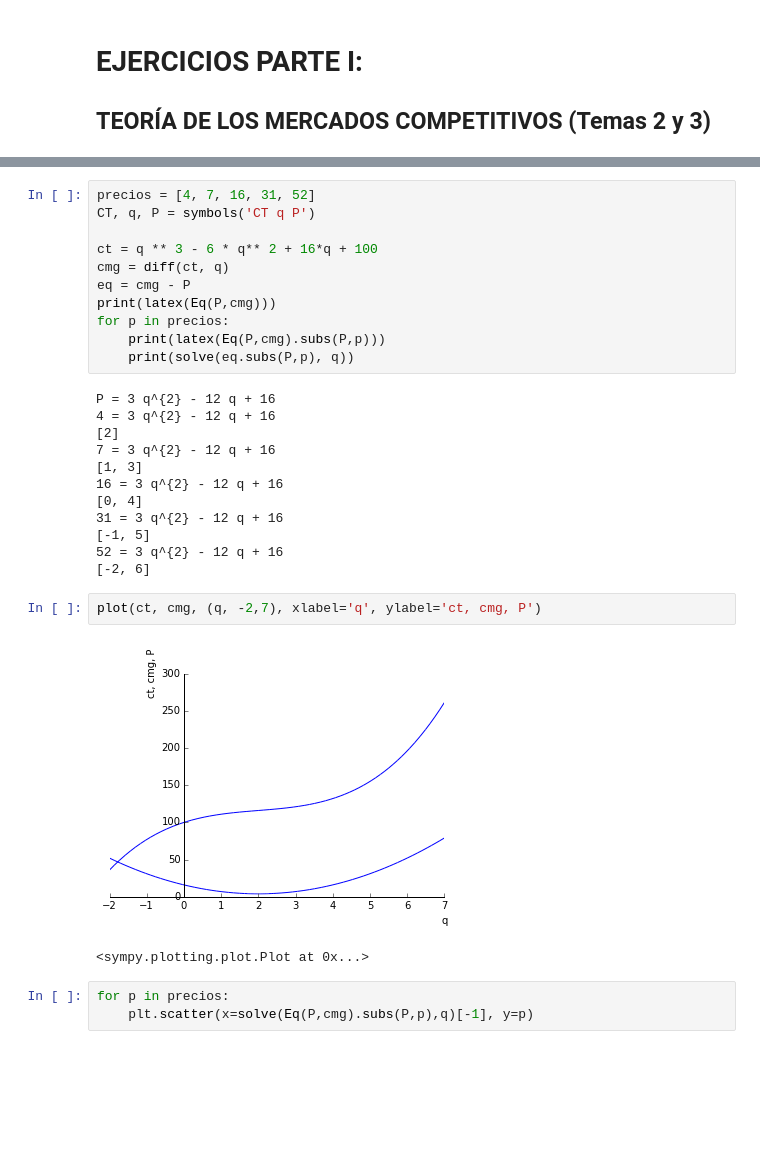
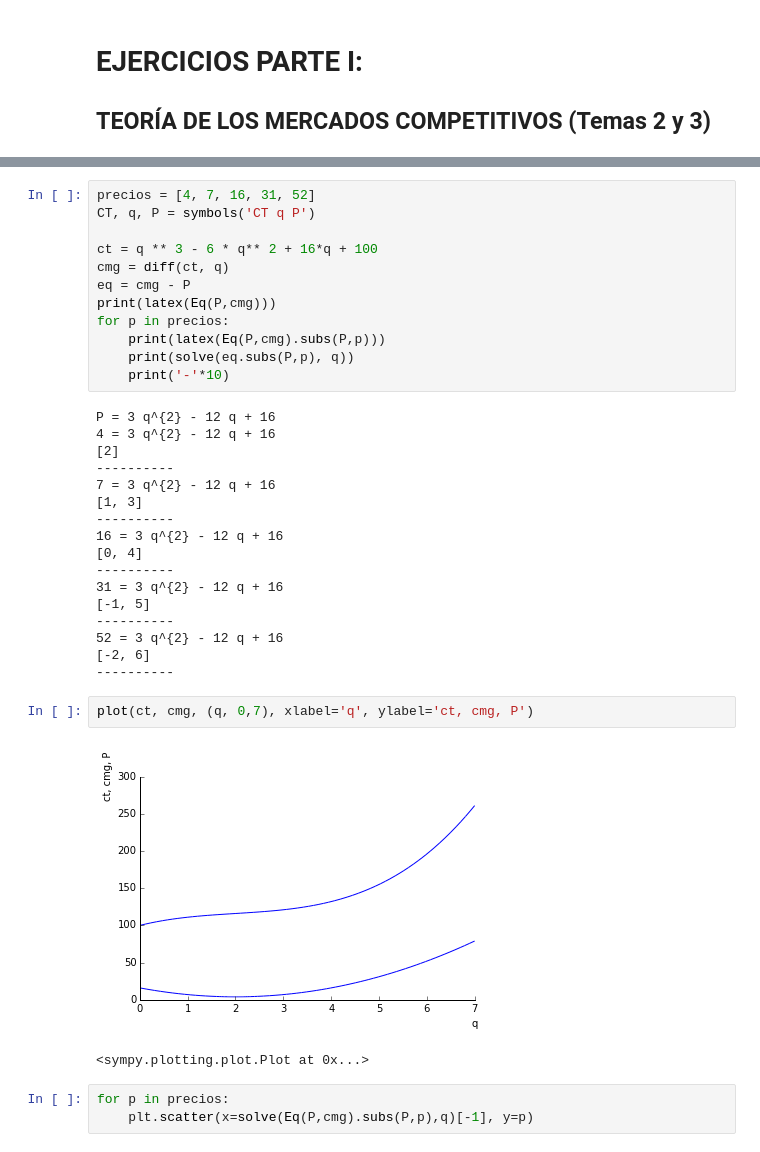
Before and after one commit to mmngreco/micro2, a Jupyter notebook: 2-3 - equilibrio LP/tema 2 y 3.ipynb, the cells around one changed output, grey strips where cells are left out. Drawn from its saved outputs; the diff is of its cells as text; blank space fills up the shorter version.

```diff
--- a/2-3 - equilibrio LP/tema 2 y 3.ipynb
+++ b/2-3 - equilibrio LP/tema 2 y 3.ipynb
@@ -36,22 +92,28 @@ print(latex(Eq(P,cmg)))
 for p in precios:
     print(latex(Eq(P,cmg).subs(P,p)))
     print(solve(eq.subs(P,p), q))
+    print('-'*10)
 # %% [output]
 P = 3 q^{2} - 12 q + 16
 4 = 3 q^{2} - 12 q + 16
 [2]
+----------
 7 = 3 q^{2} - 12 q + 16
 [1, 3]
+----------
 16 = 3 q^{2} - 12 q + 16
 [0, 4]
+----------
 31 = 3 q^{2} - 12 q + 16
 [-1, 5]
+----------
 52 = 3 q^{2} - 12 q + 16
 [-2, 6]
+----------
 # %%
-plot(ct, cmg, (q, -2,7), xlabel='q', ylabel='ct, cmg, P')
+plot(ct, cmg, (q, 0,7), xlabel='q', ylabel='ct, cmg, P')
 # %% [output]
-[figure, old version]
+[figure, new version]
 <sympy.plotting.plot.Plot at 0x...>
 # %%
 for p in precios:
```
Also changed, not shown: parts of 169 cells of this notebook, 2 other files.
